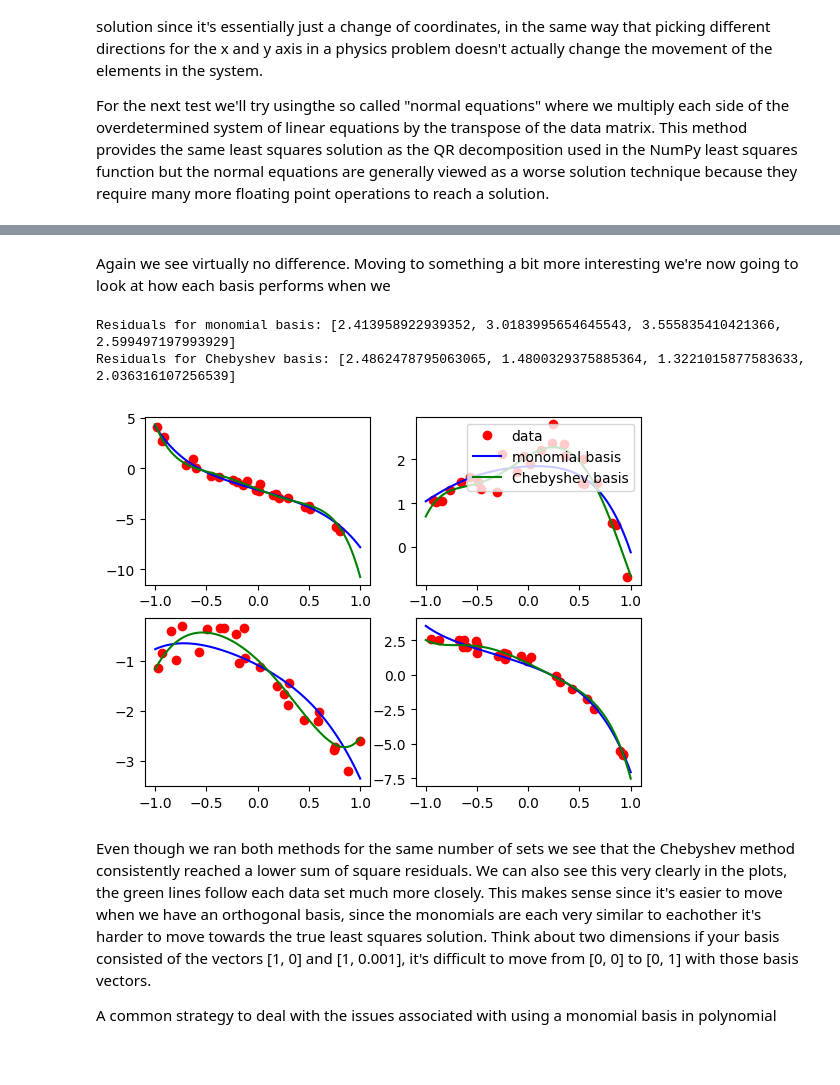
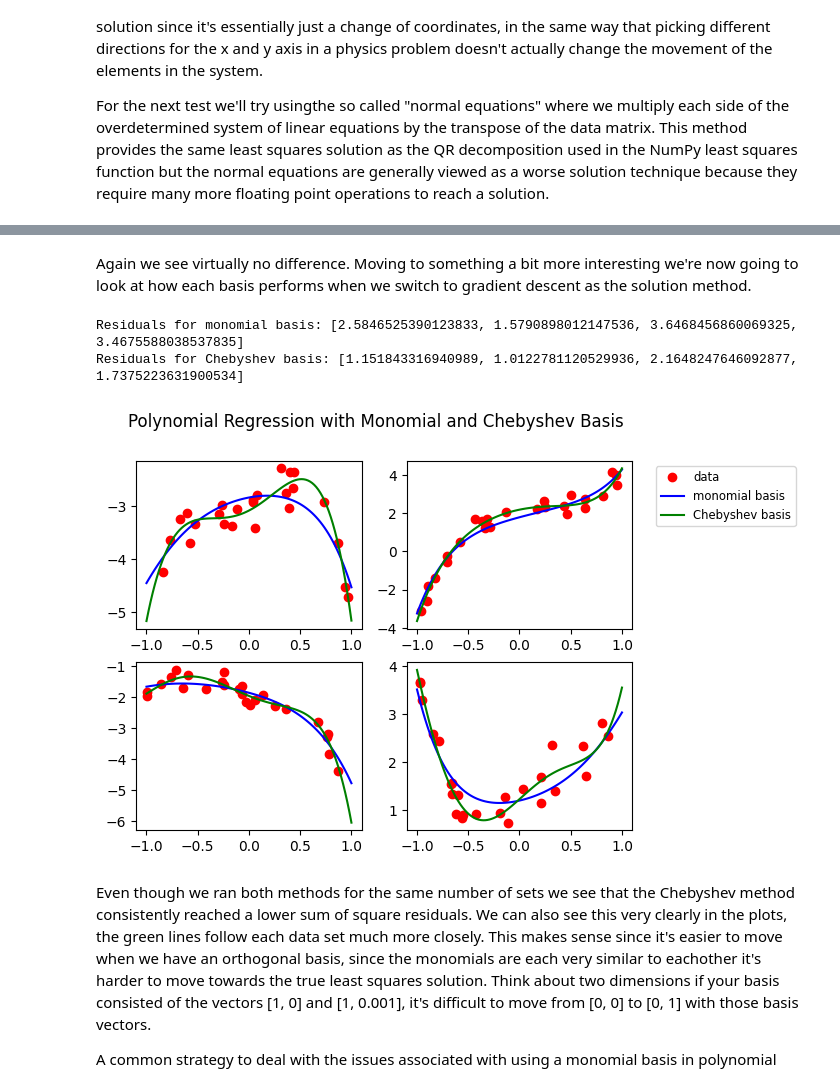
Before and after one commit to danielennis521/Fancy-Curve-Fitting, a Jupyter notebook: regression studies/regression_and_orthogonal_polynomials.ipynb, the cells around one changed output, grey strips where cells are left out. Cells and saved outputs as stored; diff of their text form; code cells hidden in the pictures; blank space fills up the shorter version.

```diff
--- a/regression studies/regression_and_orthogonal_polynomials.ipynb
+++ b/regression studies/regression_and_orthogonal_polynomials.ipynb
@@ -7,15 +7,15 @@ import numpy as np
 import polynomial_basis as pb
 import numpy.polynomial.polynomial as p
 
-c = pb.Chebyshev_Polynomials(5)
-m = pb.monomials(5)
+c = pb.Chebyshev_Polynomials(6)
+m = pb.monomials(6)
 
 x = np.linspace(-1, 1, 100)
 y1 = [p.polyval(x, a) for a in c]
 y2 = [p.polyval(x, a) for a in m]
 
 fig, axs = plt.subplots(2, 1)
-for i in range(5):
+for i in range(6):
     axs[0].plot(x, y1[i])
     axs[1].plot(x, y2[i])
 axs[0].set_title('Chebyshev Polynomials')
@@ -93,5 +93,5 @@ total difference between coefficients: 1.0183520693374248e-13
 # %% [markdown]
-Again we see virtually no difference. Moving to something a bit more interesting we're now going to look at how each basis performs when we
+Again we see virtually no difference. Moving to something a bit more interesting we're now going to look at how each basis performs when we switch to gradient descent as the solution method.
 # %%
 l = -1
 r = 1
@@ -110,39 +110,40 @@ res2 = []
 z = np.linspace(l, r, 100)
 
 for i in range(4):
-    a = np.random.randint(-3, 3, d)
+    a = np.random.randint(-3, 3, d+1)
     x.append(np.random.uniform(l, r, n))
     y.append(np.polyval(a, x[i]) + np.random.normal(0, 1, n)*0.25)
 
     model = pr.PolyLeastSquares(degree=d, basis='monomial'
                                 , learning_rate=1e-3, max_iterations=10000, tol=0.0)
     model.fit(x[i], y[i], method='gd')
     y1.append(model.predict(z))
     r1.append(model.predict(x[i]))
     res1.append(np.linalg.norm(r1[i] - y[i])**2)
 
     model.basis = 'chebyshev'
     model.fit(x[i], y[i], method='gd')
     y2.append(model.predict(z))
     r2.append(model.predict(x[i]))
     res2.append(np.linalg.norm(r2[i] - y[i])**2)
 
 
 print('Residuals for monomial basis:', res1)
 print('Residuals for Chebyshev basis:', res2)
 fig, axs = plt.subplots(2, 2)
 axs[0, 0].plot(x[0], y[0],'ro', z, y1[0], 'b', z, y2[0], 'g')
 axs[1, 0].plot(x[1], y[1], 'ro', z, y1[1], 'b', z, y2[1], 'g')
 axs[0, 1].plot(x[2], y[2], 'ro', label='data')
 axs[0, 1].plot(z, y1[2], 'b', label='monomial basis')
 axs[0, 1].plot(z, y2[2], 'g', label='Chebyshev basis')
 axs[1, 1].plot(x[3], y[3], 'ro', z, y1[3], 'b', z, y2[3], 'g')
-axs[0,1].legend(loc='upper right')
+axs[0,1].legend(loc='upper right', fontsize='small', bbox_to_anchor=(1.75, 1))
+fig.suptitle('Polynomial Regression with Monomial and Chebyshev Basis')
 plt.show()
 # %% [output]
-Residuals for monomial basis: [2.413958922939352, 3.0183995654645543, 3.555835410421366, 2.599497197993929]
-Residuals for Chebyshev basis: [2.4862478795063065, 1.4800329375885364, 1.3221015877583633, 2.036316107256539]
+Residuals for monomial basis: [2.5846525390123833, 1.5790898012147536, 3.6468456860069325, 3.4675588038537835]
+Residuals for Chebyshev basis: [1.151843316940989, 1.0122781120529936, 2.1648247646092877, 1.7375223631900534]
-[figure, old version]
+[figure, new version]
 # %% [markdown]
 Even though we ran both methods for the same number of sets we see that the Chebyshev method consistently reached a lower sum of square residuals. We can also see this very clearly in the plots, the green lines follow each data set much more closely. This makes sense since it's easier to move when we have an orthogonal basis, since the monomials are each very similar to eachother it's harder to move towards the true least squares solution. Think about two dimensions if your basis consisted of the vectors [1, 0] and [1, 0.001], it's difficult to move from [0, 0] to [0, 1] with those basis vectors.
 
```
Also changed, not shown: parts of 17 cells of this notebook.
